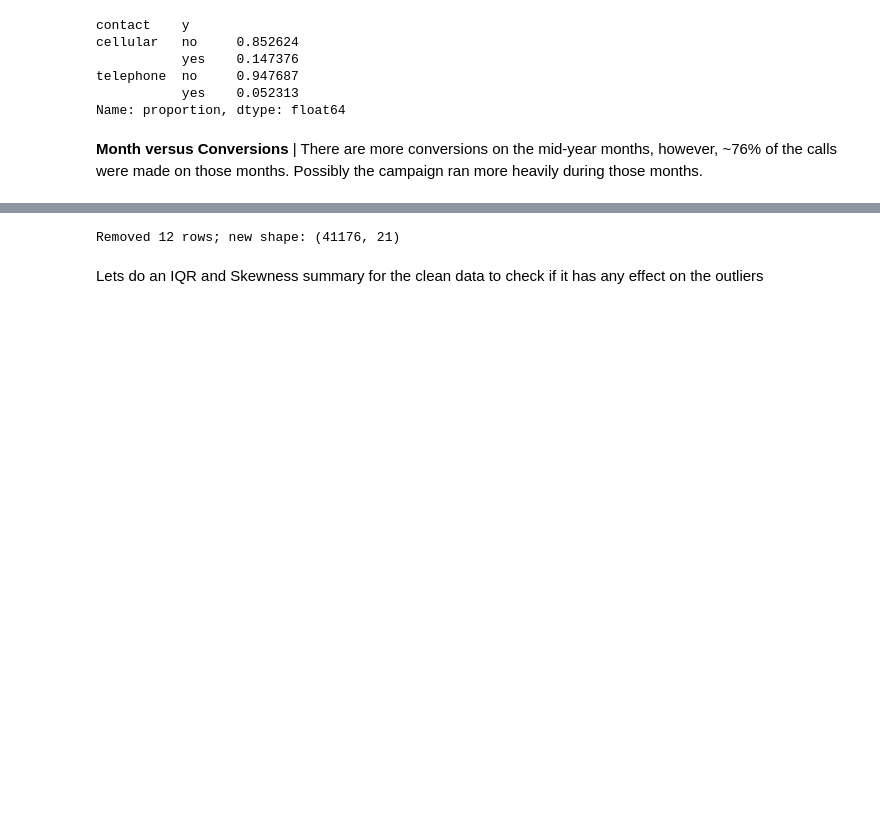
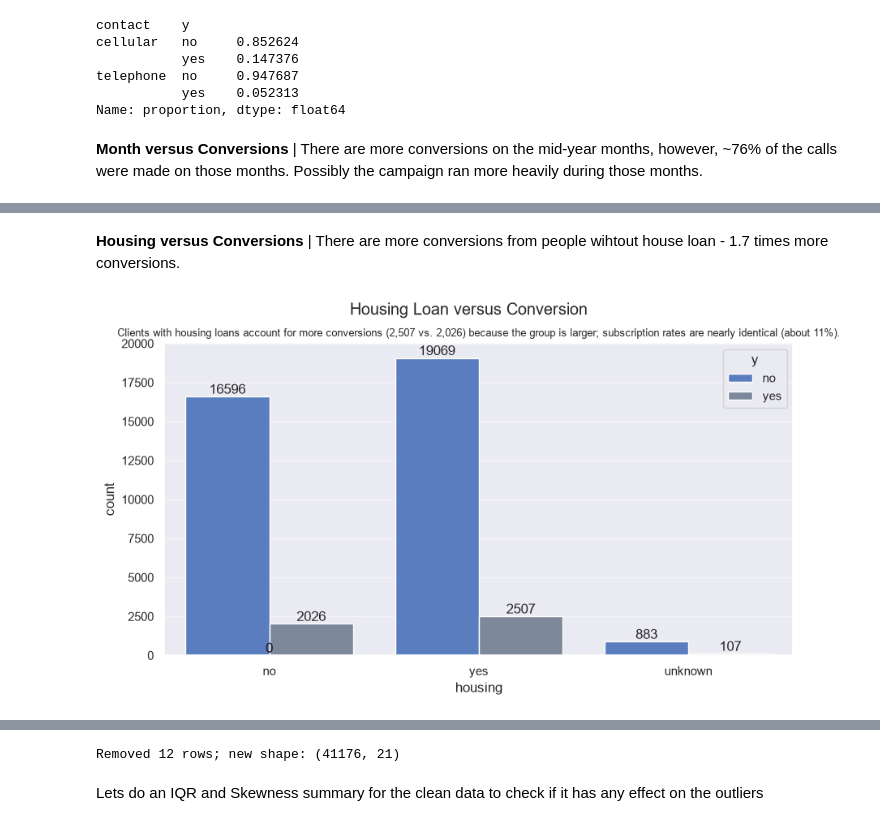
Before and after one commit to anoopungrd/sgh-advanced-analytics-big-data, a Jupyter notebook: semester-1/data-mining/project/code/Bank_Marketing_Notebook.ipynb, the cells around one changed output, grey strips where cells are left out. Cells and saved outputs as stored; diff of their text form; code cells hidden in the pictures; blank space fills up the shorter version.

```diff
--- a/semester-1/data-mining/project/code/Bank_Marketing_Notebook.ipynb
+++ b/semester-1/data-mining/project/code/Bank_Marketing_Notebook.ipynb
@@ -539,0 +633,15 @@ plt.title('More conversions on the mid-year months, but there are more contacts
+# %% [markdown]
+**Housing versus Conversions** | There are more conversions from people wihtout house loan - 1.7 times more conversions.
+# %%
+# Housing versus Conversions
+plt.figure(figsize=(10,5))
+ax = sns.countplot(data=df_csv, x='housing', hue='y', palette= ["#4978d0", "#7886a0"])
+plt.suptitle('Housing Loan versus Conversion')
+plt.title('Clients with housing loans account for more conversions (2,507 vs. 2,026) because the group is larger; subscription rates are nearly identical (about 11%).', size=9);
+# Annotation
+for v in ax.patches:
+    ax.annotate(f'{round(v.get_height())}',
+                (v.get_x() + v.get_width() / 2, v.get_height()),
+                ha='center', va='bottom')
+# %% [output]
+[figure, added]
```
Also changed, not shown: parts of 29 cells of this notebook, 1 other file.
